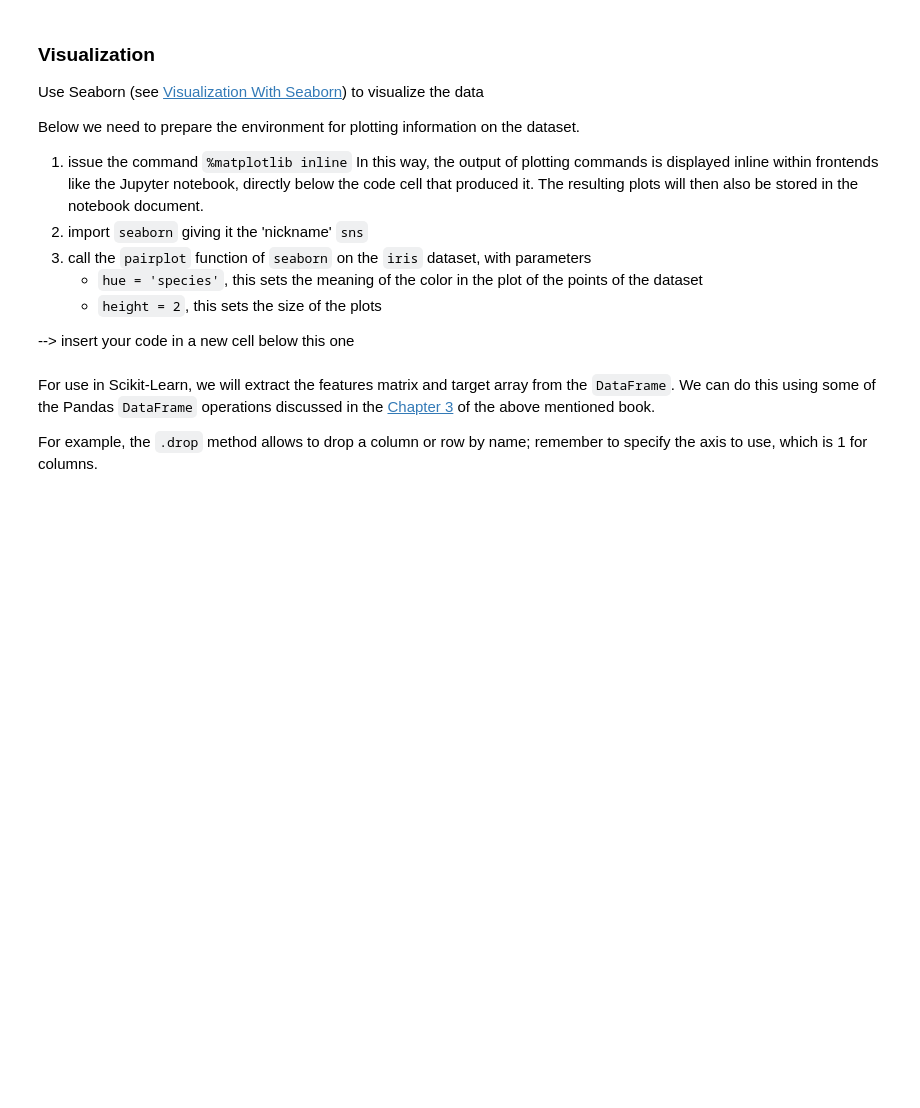
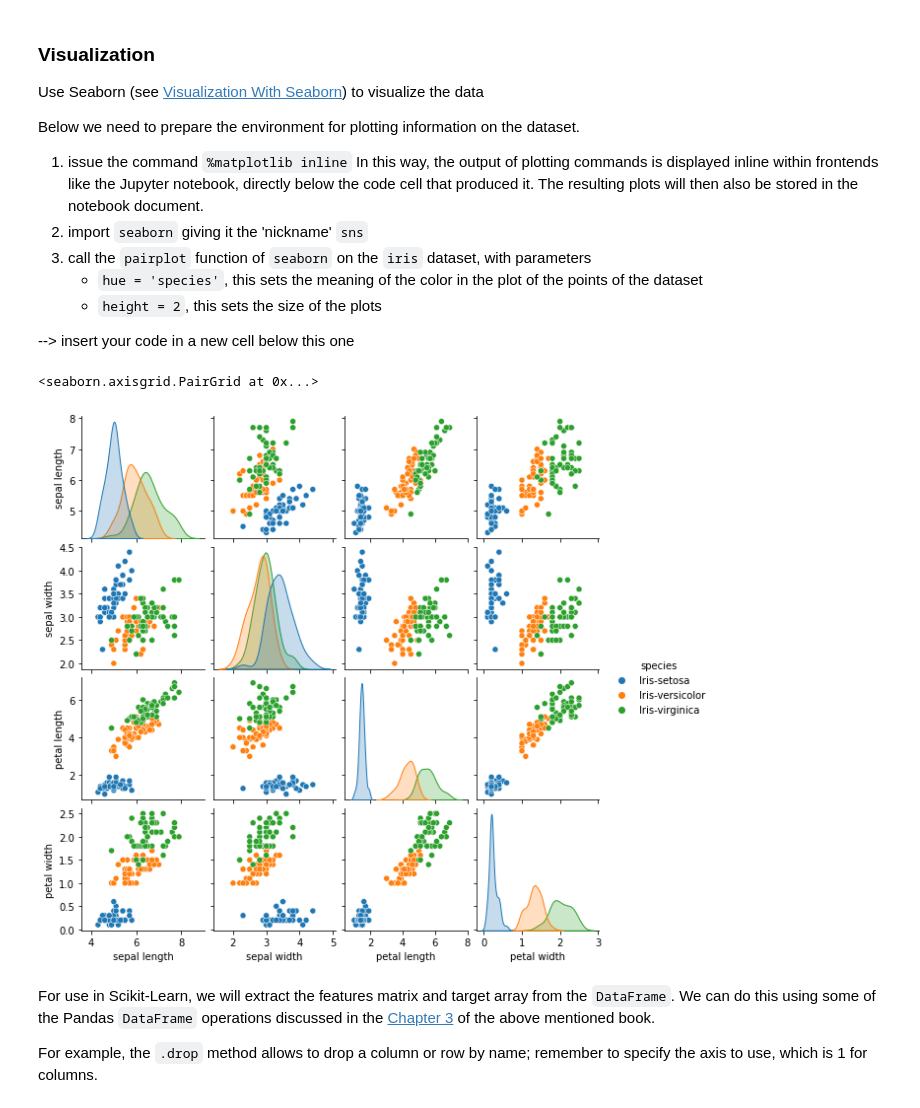
Before and after one commit to Federicoand98/AppuntiMagistrale, a Jupyter notebook: Data_Mining/Lab on topic 03-01 - Classification with Decision Trees-20221025/ml-lab-topic03-class-iris-nocode.ipynb, the cells around one changed output. Cells and saved outputs as stored; diff of their text form; code cells hidden in the pictures; blank space fills up the shorter version.

```diff
--- a/Data_Mining/Lab on topic 03-01 - Classification with Decision Trees-20221025/ml-lab-topic03-class-iris-nocode.ipynb
+++ b/Data_Mining/Lab on topic 03-01 - Classification with Decision Trees-20221025/ml-lab-topic03-class-iris-nocode.ipynb
@@ -45,3 +45,9 @@ Use the dataframe name `iris`. Show the head of `iris`
 As an alternative way of loading the data, you can use [this utility](https://scikit-learn.org/stable/datasets/index.html) included in scikit-learn
 
 --> Insert your code in new cell below
+# %%
+names = ['sepal length', 'sepal width', 'petal length', 'petal width', 'species']
+
+df = pd.read_csv('iris.csv', names=names)
+
+df.head()
@@ -97,6 +110,13 @@ Below we need to prepare the environment for plotting information on the dataset
     - `height = 2`, this sets the size of the plots
 
 --> insert your code in a new cell below this one
+# %%
+%matplotlib inline
+
+sns.pairplot(df, hue='species', height=2)
+# %% [output]
+<seaborn.axisgrid.PairGrid at 0x...>
+[figure, added]
 # %% [markdown]
 For use in Scikit-Learn, we will extract the features matrix and target array from the ``DataFrame``. We can do this using some of the Pandas ``DataFrame`` operations discussed in the [Chapter 3](https://jakevdp.github.io/PythonDataScienceHandbook/03.00-introduction-to-pandas.html) of the above mentioned book.
 
```
Also changed, not shown: parts of 8 cells of this notebook.
